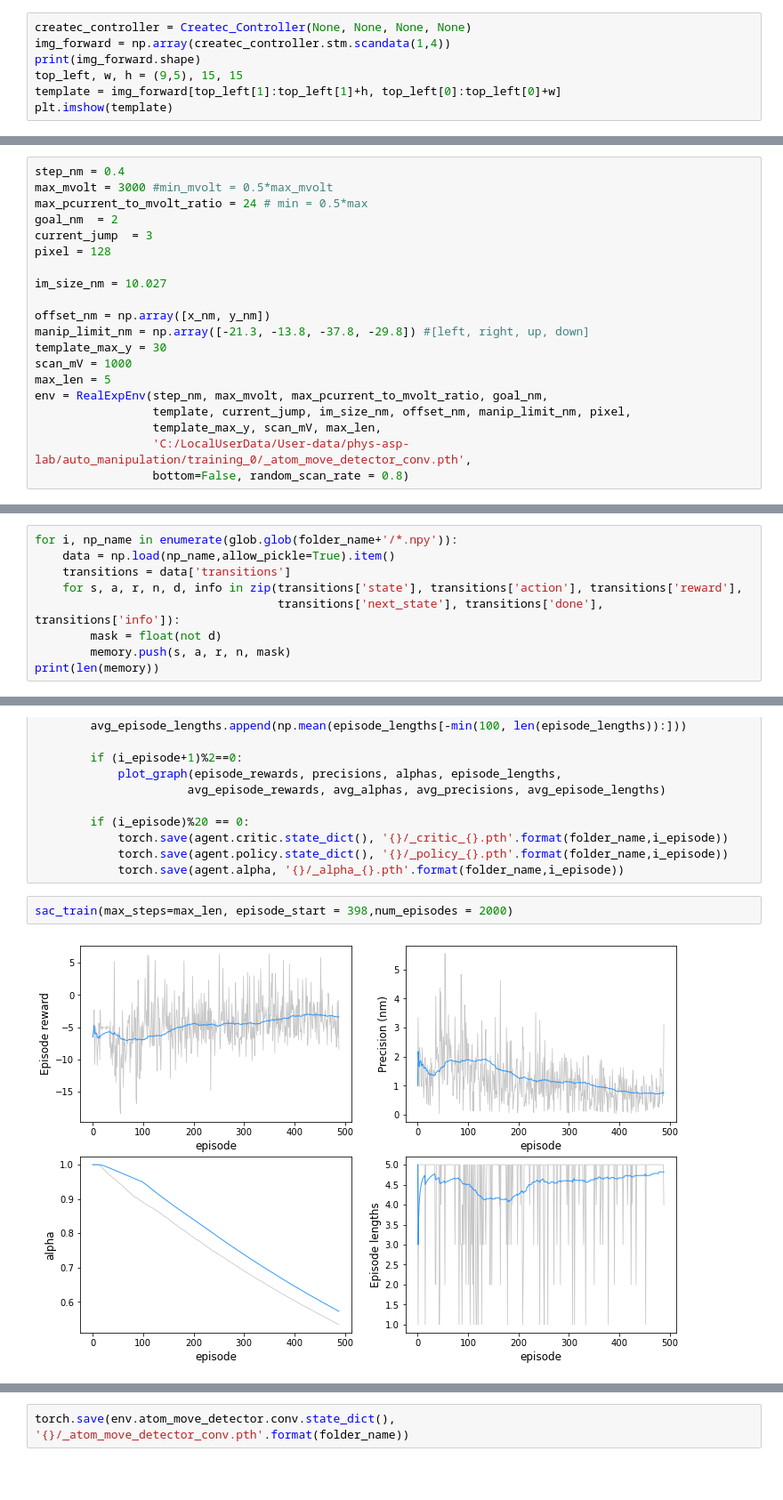
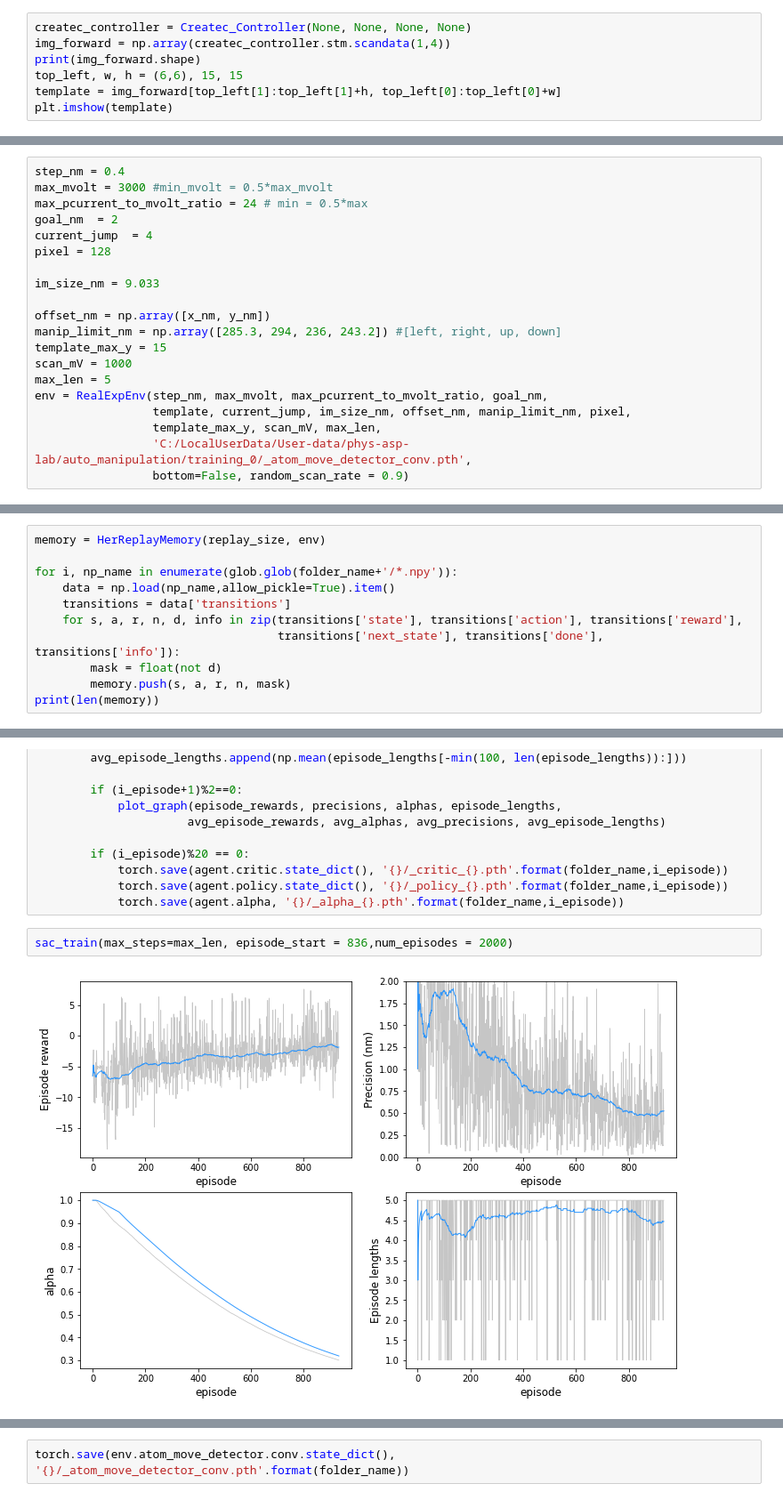
Before and after one commit to SINGROUP/Atom_manipulation_with_RL, a Jupyter notebook: single_atom_training_2nd_round_hv.ipynb, the cells around one changed output, grey strips where cells are left out. Shown at 89% size. Saved outputs shown, nothing was run; the diff lists cells and outputs as text; blank space fills up the shorter version.

```diff
--- a/single_atom_training_2nd_round_hv.ipynb
+++ b/single_atom_training_2nd_round_hv.ipynb
@@ -56,7 +56,7 @@ amd = copy.copy(env.atom_move_detector)
 createc_controller = Createc_Controller(None, None, None, None)
 img_forward = np.array(createc_controller.stm.scandata(1,4))
 print(img_forward.shape)
-top_left, w, h = (9,5), 15, 15
+top_left, w, h = (6,6), 15, 15
 template = img_forward[top_left[1]:top_left[1]+h, top_left[0]:top_left[0]+w]
 plt.imshow(template)
 # %% [output]
@@ -82,21 +82,21 @@ step_nm = 0.4
 max_mvolt = 3000 #min_mvolt = 0.5*max_mvolt
 max_pcurrent_to_mvolt_ratio = 24 # min = 0.5*max
 goal_nm  = 2
-current_jump  = 3
+current_jump  = 4
 pixel = 128
 
-im_size_nm = 10.027
+im_size_nm = 9.033
 
 offset_nm = np.array([x_nm, y_nm])
-manip_limit_nm = np.array([-21.3, -13.8, -37.8, -29.8]) #[left, right, up, down]
-template_max_y = 30
+manip_limit_nm = np.array([285.3, 294, 236, 243.2]) #[left, right, up, down]
+template_max_y = 15
 scan_mV = 1000
 max_len = 5
 env = RealExpEnv(step_nm, max_mvolt, max_pcurrent_to_mvolt_ratio, goal_nm,
                  template, current_jump, im_size_nm, offset_nm, manip_limit_nm, pixel,
                  template_max_y, scan_mV, max_len,
                  'C:/LocalUserData/User-data/phys-asp-lab/auto_manipulation/training_0/_atom_move_detector_conv.pth',
-                 bottom=False, random_scan_rate = 0.8)
+                 bottom=False, random_scan_rate = 0.9)
 # %% [output]
 succeed to connect
 Load cnn weight
@@ -120,6 +120,8 @@ for c, a in zip(env.atom_move_detector.currents_val, env.atom_move_detector.atom
 env.atom_move_detector.currents_val = c_v
 env.atom_move_detector.atom_move_by_val = a_v
 # %%
+memory = HerReplayMemory(replay_size, env)
+
 for i, np_name in enumerate(glob.glob(folder_name+'/*.npy')):
     data = np.load(np_name,allow_pickle=True).item()
     transitions = data['transitions']
@@ -230,6 +232,6 @@ def sac_train(max_steps, num_episodes = 50, episode_start = 0):
             torch.save(agent.policy.state_dict(), '{}/_policy_{}.pth'.format(folder_name,i_episode))
             torch.save(agent.alpha, '{}/_alpha_{}.pth'.format(folder_name,i_episode))
 # %%
-sac_train(max_steps=max_len, episode_start = 398,num_episodes = 2000)
+sac_train(max_steps=max_len, episode_start = 836,num_episodes = 2000)
 # %% [output]
-[figure, old version]
+[figure, new version]
```
Also changed, not shown: parts of 15 cells of this notebook, 4 other files.
